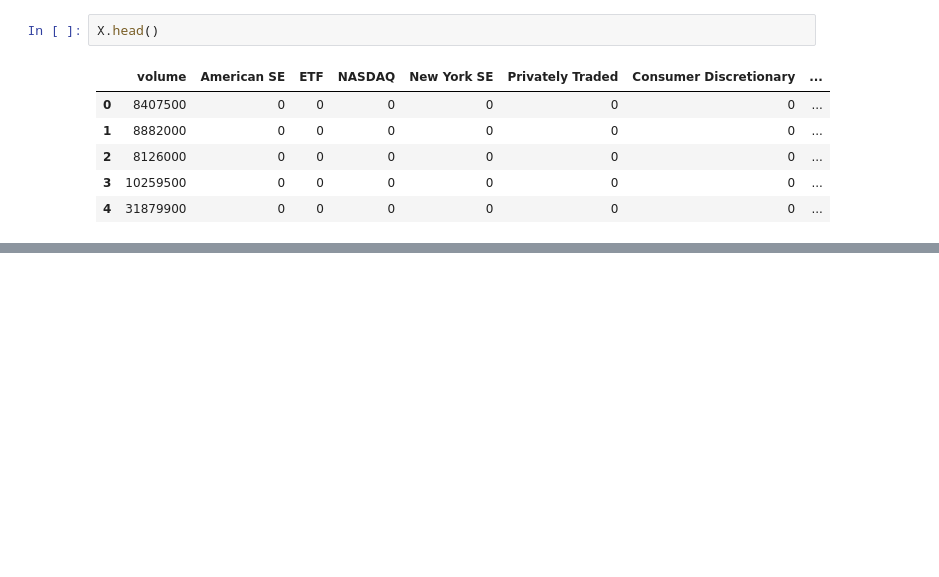
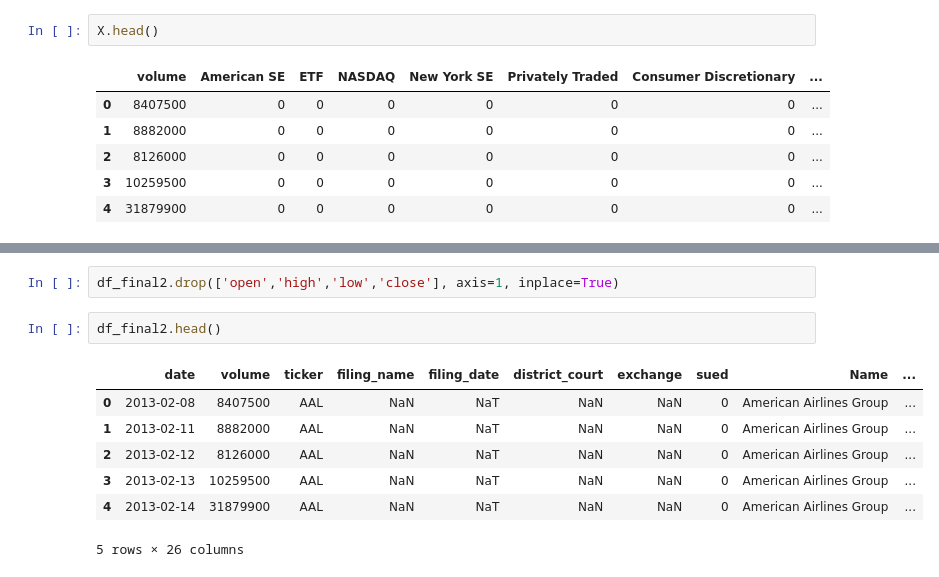
Before and after one commit to jkapl/securities-fraud-predict, a Jupyter notebook: stock-fraud-predict.ipynb, the cells around one changed output, grey strips where cells are left out. Cells and saved outputs as stored; diff of their text form; blank space fills up the shorter version.

```diff
--- a/stock-fraud-predict.ipynb
+++ b/stock-fraud-predict.ipynb
@@ -561,0 +575,12 @@ X.head()
+# %%
+df_final2.drop(['open','high','low','close'], axis=1, inplace=True)
+# %%
+df_final2.head()
+# %% [output]
+|  | date | volume | ticker | filing_name | filing_date | district_court | exchange | sued | Name | ... |
+| 0 | 2013-02-08 | 8407500 | AAL | NaN | NaT | NaN | NaN | 0 | American Airlines Group | ... |
+| 1 | 2013-02-11 | 8882000 | AAL | NaN | NaT | NaN | NaN | 0 | American Airlines Group | ... |
+| 2 | 2013-02-12 | 8126000 | AAL | NaN | NaT | NaN | NaN | 0 | American Airlines Group | ... |
+| 3 | 2013-02-13 | 10259500 | AAL | NaN | NaT | NaN | NaN | 0 | American Airlines Group | ... |
+| 4 | 2013-02-14 | 31879900 | AAL | NaN | NaT | NaN | NaN | 0 | American Airlines Group | ... |
+5 rows × 26 columns
```
Also changed, not shown: parts of 4 cells of this notebook.
